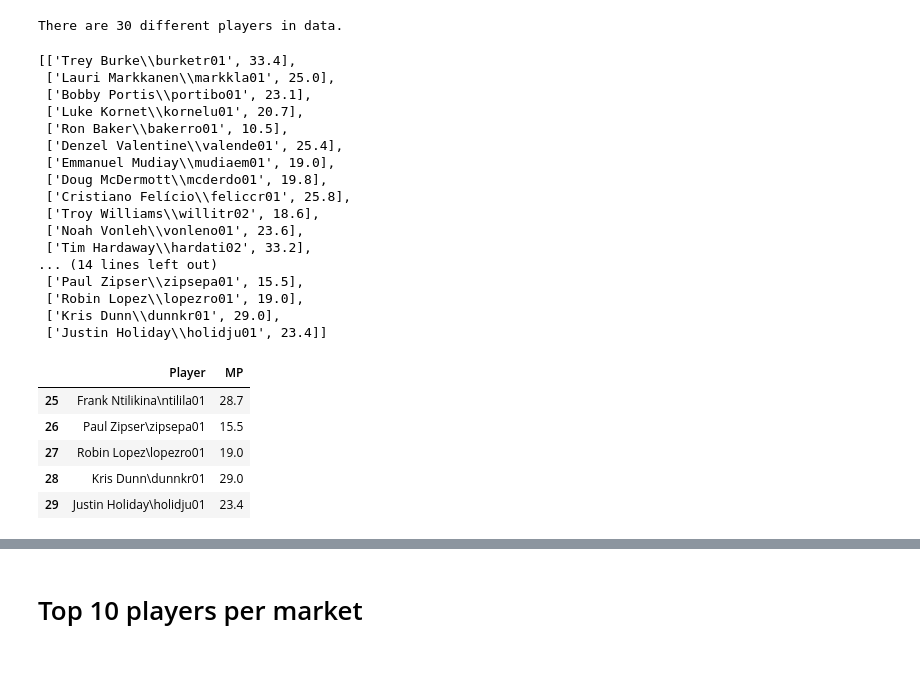
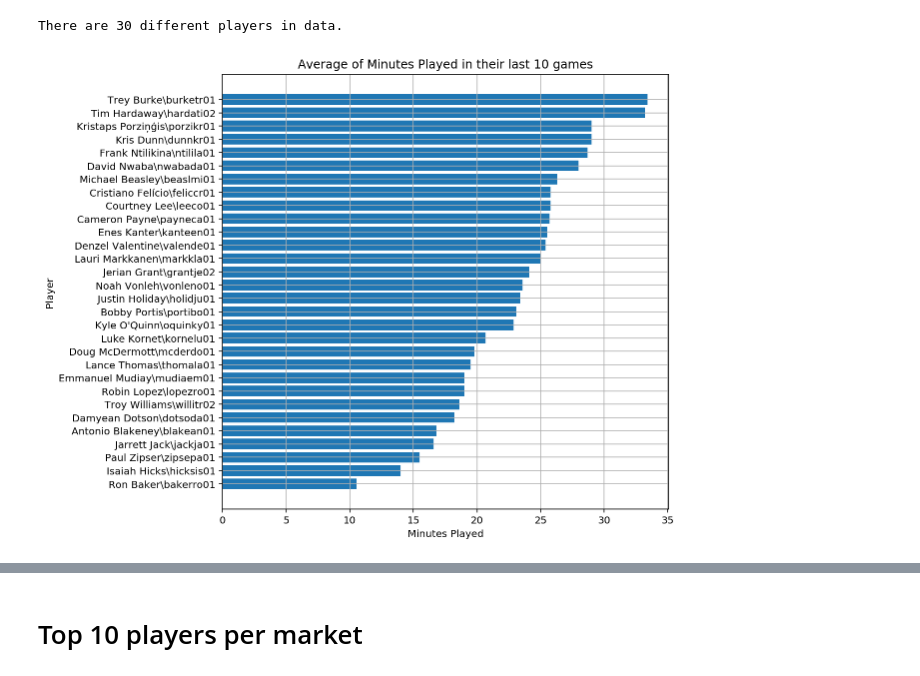
Before and after one commit to CiroLV/Basket_ball_data, a Jupyter notebook: Basketball_Markets.ipynb, the cells around one changed output, grey strips where cells are left out. Saved outputs shown, nothing was run; the diff lists cells and outputs as text; code cells hidden in the pictures.

```diff
--- a/Basketball_Markets.ipynb
+++ b/Basketball_Markets.ipynb
@@ -350,23 +314,3 @@ for pl in players_list:
     # using the DF sorted by date to obtain the most recent played matches of every player
     mean10 = df_sort_date[df_sort_date.Player == pl].iloc[0:10].MP.mean()
     player_MP_list.append([pl,mean10])
-# %%
-player_MP_list
-# %% [output]
-[['Trey Burke\\burketr01', 33.4],
- ['Lauri Markkanen\\markkla01', 25.0],
- ['Bobby Portis\\portibo01', 23.1],
- ['Luke Kornet\\kornelu01', 20.7],
- ['Ron Baker\\bakerro01', 10.5],
- ['Denzel Valentine\\valende01', 25.4],
- ['Emmanuel Mudiay\\mudiaem01', 19.0],
- ['Doug McDermott\\mcderdo01', 19.8],
- ['Cristiano Felício\\feliccr01', 25.8],
- ['Troy Williams\\willitr02', 18.6],
- ['Noah Vonleh\\vonleno01', 23.6],
- ['Tim Hardaway\\hardati02', 33.2],
-... (14 lines left out)
- ['Paul Zipser\\zipsepa01', 15.5],
- ['Robin Lopez\\lopezro01', 19.0],
- ['Kris Dunn\\dunnkr01', 29.0],
- ['Justin Holiday\\holidju01', 23.4]]
@@ -376,2 +317,19 @@ X_to_pred = np.array([x[1] for x in player_MP_list])
+# %%
+#sort list of players by MP
+sorted_list = sorted(player_MP_list, key=lambda x: x[1])
+# %%
+names = [x[0] for x in sorted_list]
+MP_played_mean = [x[1] for x in sorted_list]
+# %%
+fig = plt.figure(figsize=[8,8])
+ax = plt.barh(y=names,width=MP_played_mean,height=0.8)
+plt.grid()
+plt.title('Average of Minutes Played in their last 10 games')
+plt.xlabel('Minutes Played')
+plt.ylabel('Player')
+
+plt.show()
+# %% [output]
+[figure, added]
 # %%
 dataset = pd.DataFrame()
@@ -380,13 +338,3 @@ dataset['MP']=X_to_pred
-# %%
-dataset.tail()
-# X_to_pred
-# %% [output]
-|  | Player | MP |
-| 25 | Frank Ntilikina\ntilila01 | 28.7 |
-| 26 | Paul Zipser\zipsepa01 | 15.5 |
-| 27 | Robin Lopez\lopezro01 | 19.0 |
-| 28 | Kris Dunn\dunnkr01 | 29.0 |
-| 29 | Justin Holiday\holidju01 | 23.4 |
 # %%
 # create a Data matrix for XGBoost model
 data_dmatrix = xgb.DMatrix(data=dataset.MP.to_frame())
```
Also changed, not shown: parts of 13 cells of this notebook, 1 other file.
